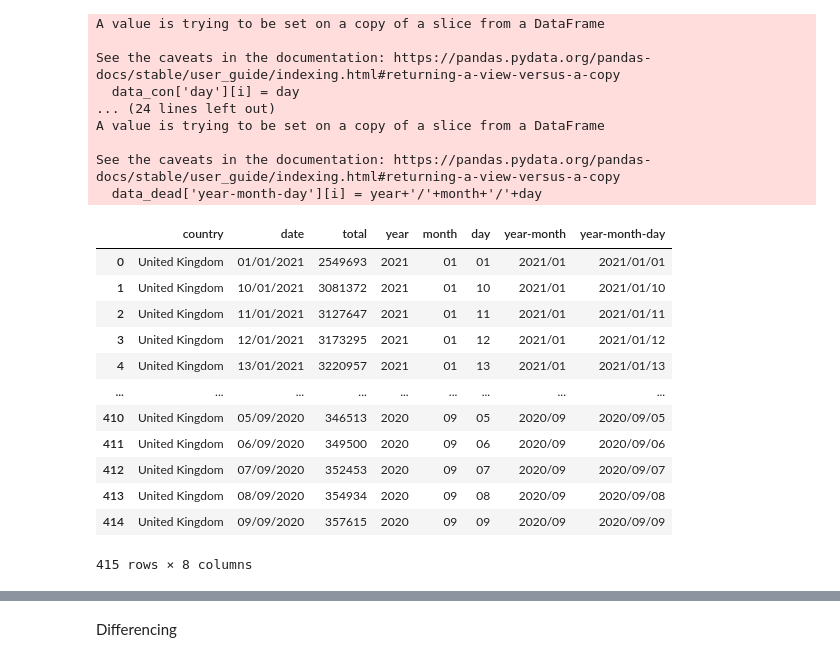
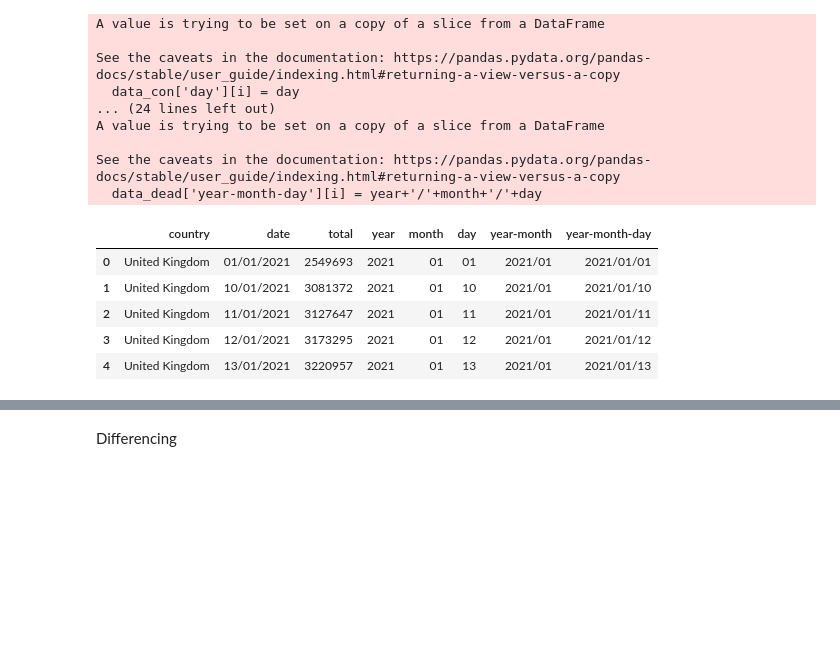
Before and after one commit to rjPajaro/AI-Activity-Projects, a Jupyter notebook: timeseries-data-analysis/A2-TimeSeries.ipynb, the cells around one changed output, grey strips where cells are left out. Saved outputs shown, nothing was run; the diff lists cells and outputs as text; code cells hidden in the pictures; blank space fills up the shorter version.

```diff
--- a/timeseries-data-analysis/A2-TimeSeries.ipynb
+++ b/timeseries-data-analysis/A2-TimeSeries.ipynb
@@ -102,19 +88,12 @@ A value is trying to be set on a copy of a slice from a DataFrame
 See the caveats in the documentation: https://pandas.pydata.org/pandas-docs/stable/user_guide/indexing.html#returning-a-view-versus-a-copy
   data_dead['year-month-day'][i] = year+'/'+month+'/'+day
 # %%
-data_con
+data_con.head()
 # %% [output]
 |  | country | date | total | year | month | day | year-month | year-month-day |
 | 0 | United Kingdom | 01/01/2021 | 2549693 | 2021 | 01 | 01 | 2021/01 | 2021/01/01 |
 | 1 | United Kingdom | 10/01/2021 | 3081372 | 2021 | 01 | 10 | 2021/01 | 2021/01/10 |
 | 2 | United Kingdom | 11/01/2021 | 3127647 | 2021 | 01 | 11 | 2021/01 | 2021/01/11 |
 | 3 | United Kingdom | 12/01/2021 | 3173295 | 2021 | 01 | 12 | 2021/01 | 2021/01/12 |
 | 4 | United Kingdom | 13/01/2021 | 3220957 | 2021 | 01 | 13 | 2021/01 | 2021/01/13 |
-| ... | ... | ... | ... | ... | ... | ... | ... | ... |
-| 410 | United Kingdom | 05/09/2020 | 346513 | 2020 | 09 | 05 | 2020/09 | 2020/09/05 |
-| 411 | United Kingdom | 06/09/2020 | 349500 | 2020 | 09 | 06 | 2020/09 | 2020/09/06 |
-| 412 | United Kingdom | 07/09/2020 | 352453 | 2020 | 09 | 07 | 2020/09 | 2020/09/07 |
-| 413 | United Kingdom | 08/09/2020 | 354934 | 2020 | 09 | 08 | 2020/09 | 2020/09/08 |
-| 414 | United Kingdom | 09/09/2020 | 357615 | 2020 | 09 | 09 | 2020/09 | 2020/09/09 |
-415 rows × 8 columns
 # %%
```
Also changed, not shown: parts of 28 cells of this notebook.
